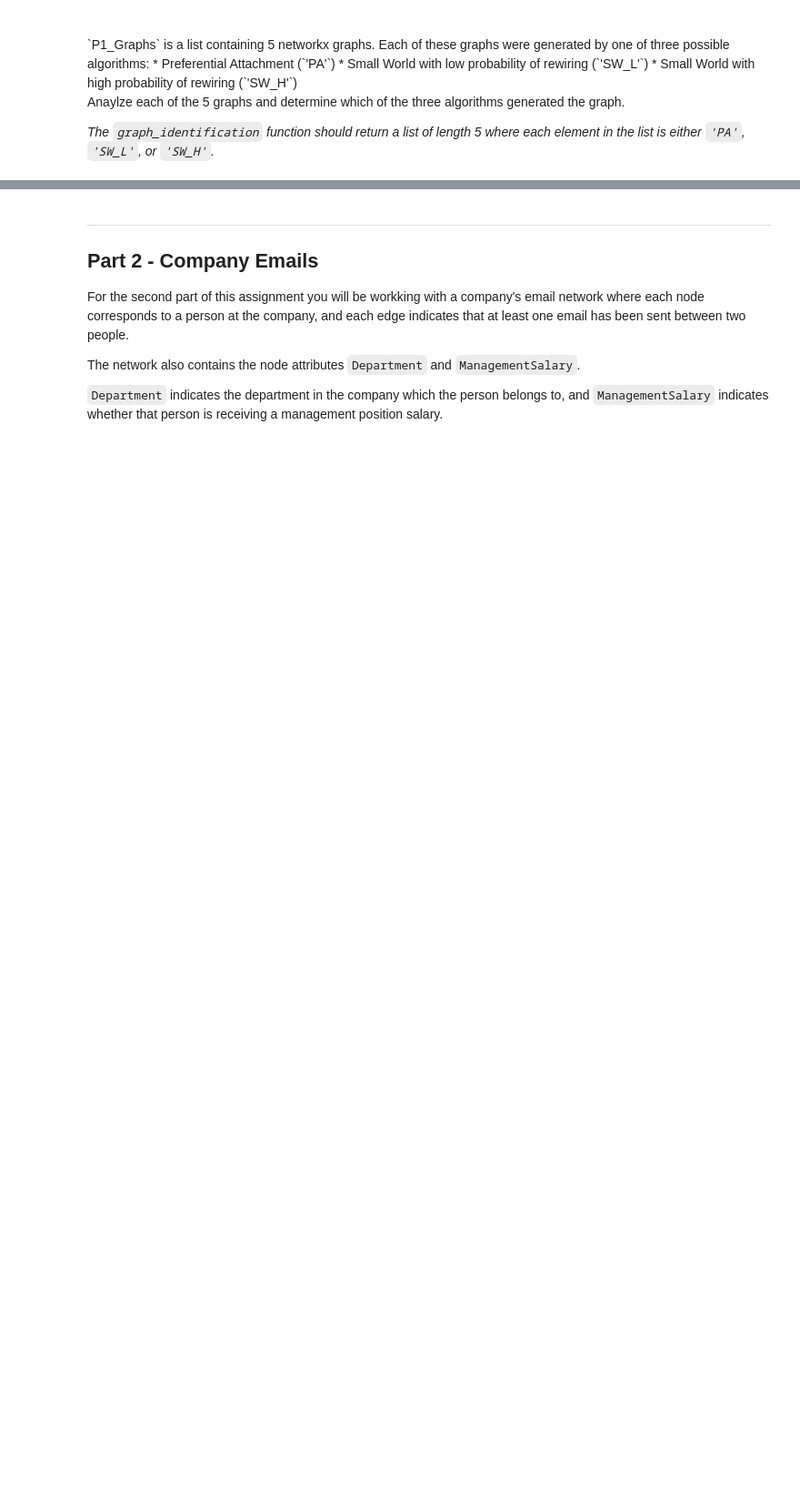
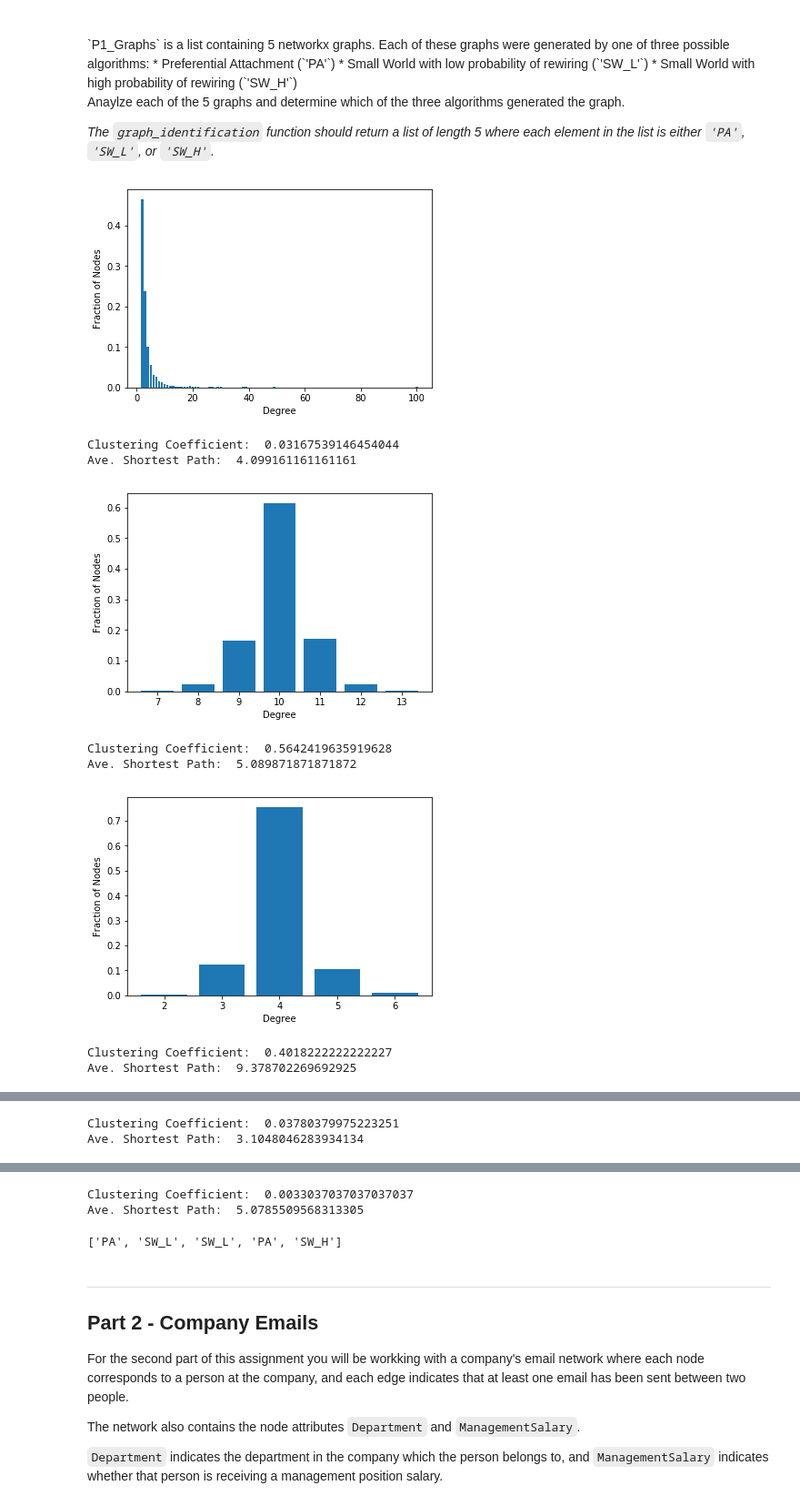
Before and after one commit to temt-ceo/ZFNet-MLP-Mix, a Jupyter notebook: samples/michigan/AppliedSocialNetworkAnalysisAssignment4.ipynb, the cells around one changed output, grey strips where cells are left out. Shown at 91% size. Drawn from its saved outputs; the diff is of its cells as text; code cells hidden in the pictures; blank space fills up the shorter version.

```diff
--- a/samples/michigan/AppliedSocialNetworkAnalysisAssignment4.ipynb
+++ b/samples/michigan/AppliedSocialNetworkAnalysisAssignment4.ipynb
@@ -147,9 +160,38 @@ P1_Graphs
 Anaylze each of the 5 graphs and determine which of the three algorithms generated the graph.
 
 *The `graph_identification` function should return a list of length 5 where each element in the list is either `'PA'`, `'SW_L'`, or `'SW_H'`.*
-# %%
-def graph_identification():
-
-    # Your Code Here
-
-    return # Your Answer Here
+# %%
+def graph_identification():
+
+    # Your Code Here
+    # Preferential Attachment : histogramを見ればわかる
+    # Small World with low probability of rewiring : Local Clustering Coefficientが大きい。
+    # Small World with high probability of rewiring : 平均path-lengthが短くなるがLocal Clustering Coefficientも小さくなる
+
+    for G in P1_Graphs:
+        degrees = G.degree()
+        degree_values = sorted(set(degrees.values())) # degree情報だけをソート
+
+        histogram = [ list(degrees.values()).count(i) / float(nx.number_of_nodes(G)) for i in degree_values ]
+
+        import matplotlib.pyplot as plt
+        plt.bar(degree_values, histogram)
+        plt.xlabel('Degree')
+        plt.ylabel('Fraction of Nodes') # どれぐらいあるか
+        plt.show()
+
+        print('Clustering Coefficient: ', nx.average_clustering(G))
+        print('Ave. Shortest Path: ', nx.average_shortest_path_length(G))
+
+    return ['PA', 'SW_L', 'SW_L', 'PA', 'SW_H']# Your Answer Here
+graph_identification()
+# %% [output]
+[figure, added]
+Clustering Coefficient:  0.03167539146454044
+Ave. Shortest Path:  4.099161161161161
+[figure, added]
+Clustering Coefficient:  0.5642419635919628
+Ave. Shortest Path:  5.089871871871872
+[figure, added]
+Clustering Coefficient:  0.4018222222222227
+Ave. Shortest Path:  9.378702269692925
@@ -155,0 +199,2 @@ def graph_identification():
+Clustering Coefficient:  0.03780379975223251
+Ave. Shortest Path:  3.1048046283934134
@@ -156,3 +202,6 @@ def graph_identification():
+Clustering Coefficient:  0.0033037037037037037
+Ave. Shortest Path:  5.0785509568313305
+['PA', 'SW_L', 'SW_L', 'PA', 'SW_H']
 # %% [markdown]
 ---
 
```
Also changed, not shown: parts of 10 cells of this notebook.
